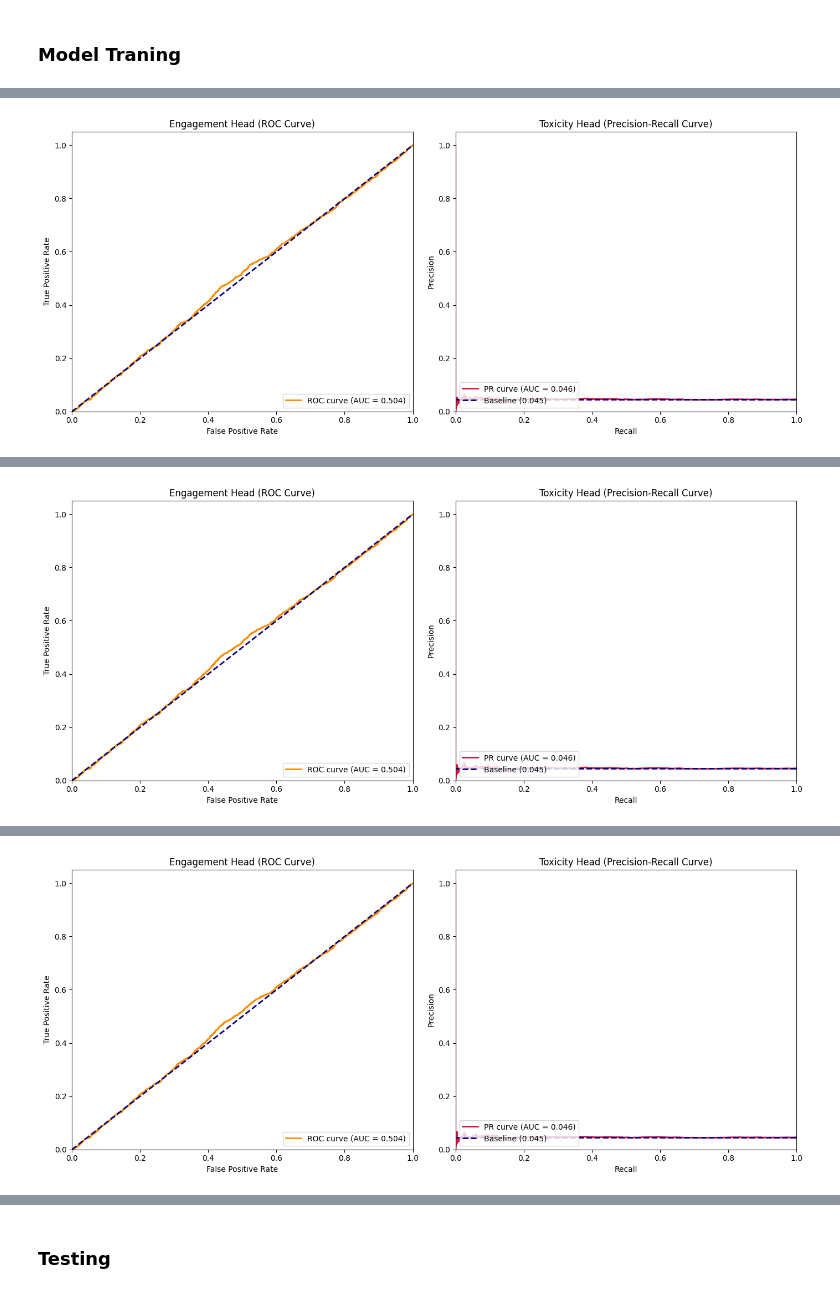
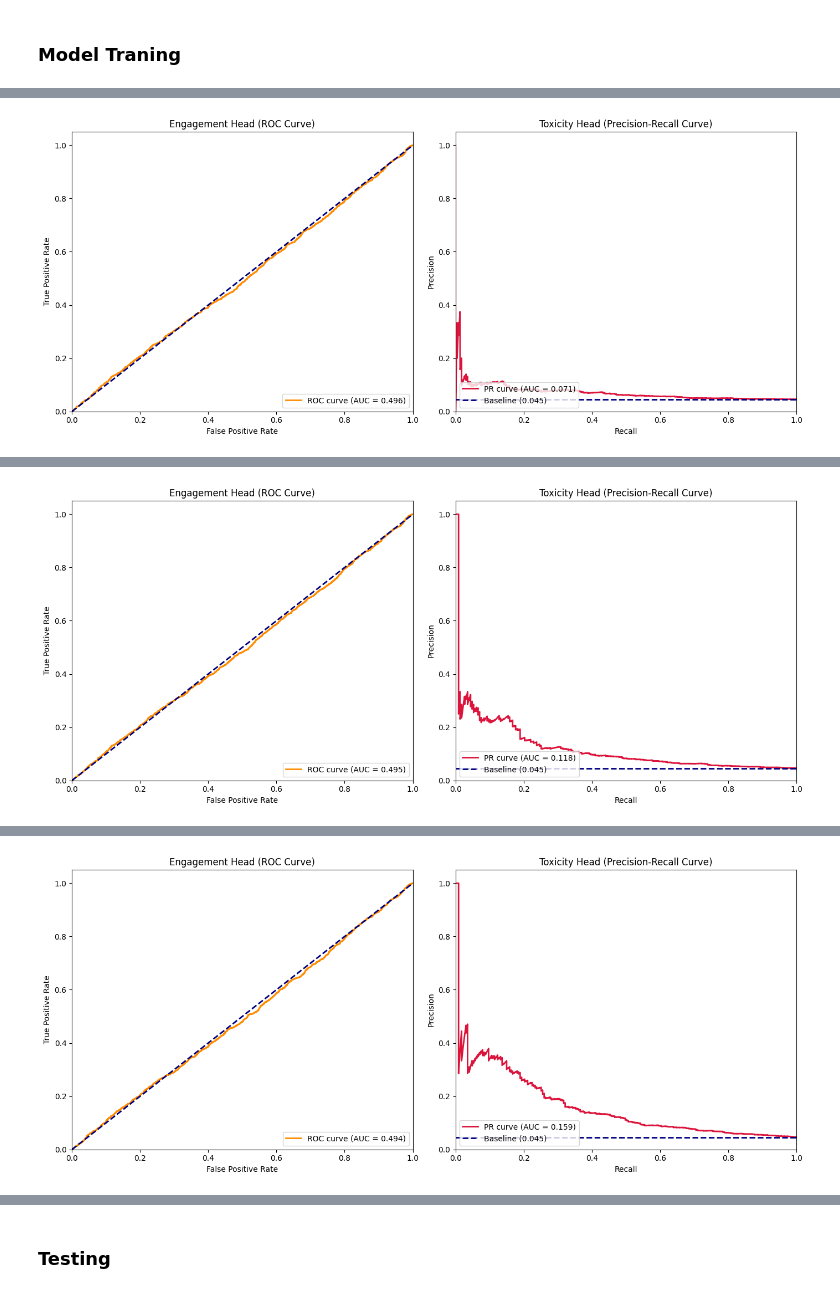
Before and after one commit to Ranvirsv/Advance_Multi_Task_Learning, a Jupyter notebook: Notebooks/Multi-Task Learning Notebook.ipynb, the cells around one changed output, grey strips where cells are left out. Cells and saved outputs as stored; diff of their text form; code cells hidden in the pictures.

```diff
--- a/Notebooks/Multi-Task Learning Notebook.ipynb
+++ b/Notebooks/Multi-Task Learning Notebook.ipynb
@@ -186,17 +186,11 @@ class SharedBottomMLT(nn.Module):
         return engagement_x1, toxicity_x1
 # %% [markdown]
 ### Model Traning
-# %%
-shared_bottom_model = SharedBottomMLT()
-shared_bottom_model.to(device)
-criterion = [nn.BCELoss(), nn.BCELoss()]
-lr = 0.0001
-total_loss, engagement_loss, toxicity_loss = 0, 0, 0
-optimizer = torch.optim.SGD(shared_bottom_model.parameters(), lr=lr)
 # %%
-def train_one_epoch(model, train_dataloader, print_every=25):
+def train_one_epoch(model, train_dataloader, criterion, optimizer, print_every=25):
     running_loss = 0.
     last_loss = 0.
+    total_loss, engagement_loss, toxicity_loss = 0, 0, 0
 
     for i, data in enumerate(train_dataloader):
         inputs, toxicity_label, engagement_label = data
@@ -303,13 +295,13 @@ def evaluate(model, valid_dataloader):
 
     return running_loss/len(valid_dataloader)
 # %%
-def train(model, train_dataloader, valid_dataloader, num_epochs=5):
+def train(model, train_dataloader, valid_dataloader, criterion, optimizer, num_epochs=5):
     model.train()
     best_loss = float('inf')
 
     for epoch in range(num_epochs):
         print(f"Epoch {epoch + 1}/{num_epochs}")
-        train_loss = train_one_epoch(model, train_dataloader, print_every=125)
+        train_loss = train_one_epoch(model, train_dataloader, criterion, optimizer, print_every=125)
         valid_loss = evaluate(model, valid_dataloader)
 
         print(f"Train Loss: {train_loss:.4f}, Valid Loss: {valid_loss:.4f}")
@@ -317,7 +309,13 @@ def train(model, train_dataloader, valid_dataloader, num_epochs=5):
             best_loss = valid_loss
             torch.save(model.state_dict(), "best_model.pth")
             print("Saved best model")
+# %%
+shared_bottom_model = SharedBottomMLT()
+shared_bottom_model.to(device)
+criterion = [nn.BCELoss(), nn.BCELoss()]
+lr = 0.0001
+optimizer = torch.optim.Adam(shared_bottom_model.parameters(), lr=lr, weight_decay=0.001)
 # %%
-train(shared_bottom_model, toxicity_train_dataloader, toxicity_valid_dataloader)
+train(shared_bottom_model, toxicity_train_dataloader, toxicity_valid_dataloader, criterion, optimizer)
 # %% [output]
 Epoch 1/5
@@ -355,2 +353,2 @@ Engagement -> Accuracy: 0.4870 | ROC-AUC: 0.5001
 Toxicity   -> Accuracy: 0.9546 | ROC-AUC: 0.5000 | PR-AUC: 0.0454\n
-[figure, old version]
+[figure, new version]
@@ -367,2 +365,2 @@ Engagement -> Accuracy: 0.4870 | ROC-AUC: 0.5001
 Toxicity   -> Accuracy: 0.9546 | ROC-AUC: 0.5000 | PR-AUC: 0.0454\n
-[figure, old version]
+[figure, new version]
@@ -379,2 +377,2 @@ Engagement -> Accuracy: 0.4874 | ROC-AUC: 0.5004
 Toxicity   -> Accuracy: 0.9546 | ROC-AUC: 0.5000 | PR-AUC: 0.0454\n
-[figure, old version]
+[figure, new version]
```
Also changed, not shown: parts of 18 cells of this notebook, 10 other files.
